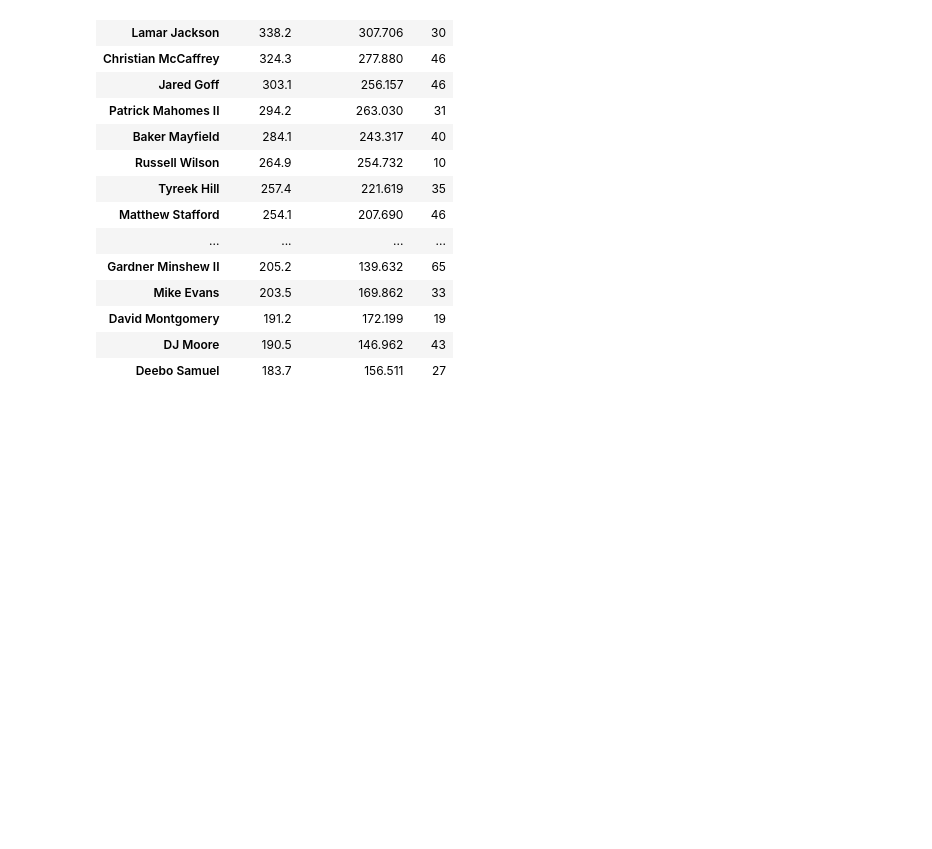
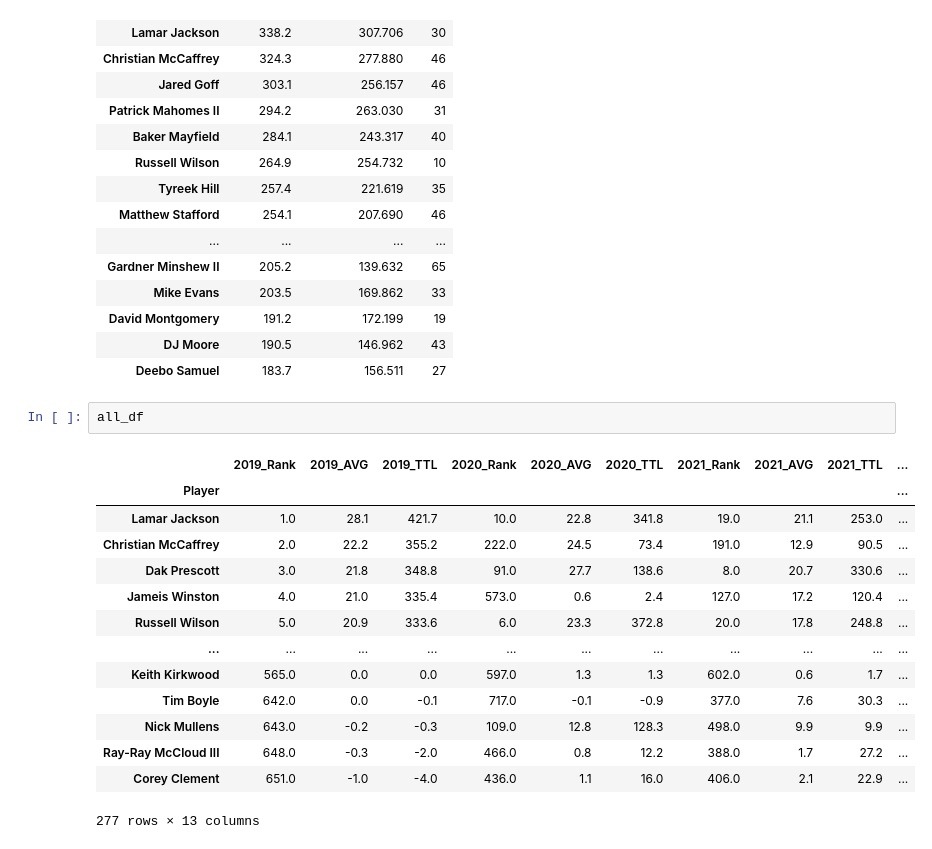
Before and after one commit to Gwilson337/Project-4, a Jupyter notebook: FinalProject/NFL_Fantasy.ipynb, the cells around one changed output. Drawn from its saved outputs; the diff is of its cells as text; blank space fills up the shorter version.

```diff
--- a/FinalProject/NFL_Fantasy.ipynb
+++ b/FinalProject/NFL_Fantasy.ipynb
@@ -414,3 +426,20 @@ fantasy_df3.sort_values("2023_TTL", ascending=False).head(20)
 | David Montgomery | 191.2 | 172.199 | 19 |
 | DJ Moore | 190.5 | 146.962 | 43 |
 | Deebo Samuel | 183.7 | 156.511 | 27 |
+# %%
+all_df
+# %% [output]
+|  | 2019_Rank | 2019_AVG | 2019_TTL | 2020_Rank | 2020_AVG | 2020_TTL | 2021_Rank | 2021_AVG | 2021_TTL | ... |
+| Player |  |  |  |  |  |  |  |  |  | ... |
+| Lamar Jackson | 1.0 | 28.1 | 421.7 | 10.0 | 22.8 | 341.8 | 19.0 | 21.1 | 253.0 | ... |
+| Christian McCaffrey | 2.0 | 22.2 | 355.2 | 222.0 | 24.5 | 73.4 | 191.0 | 12.9 | 90.5 | ... |
+| Dak Prescott | 3.0 | 21.8 | 348.8 | 91.0 | 27.7 | 138.6 | 8.0 | 20.7 | 330.6 | ... |
+| Jameis Winston | 4.0 | 21.0 | 335.4 | 573.0 | 0.6 | 2.4 | 127.0 | 17.2 | 120.4 | ... |
+| Russell Wilson | 5.0 | 20.9 | 333.6 | 6.0 | 23.3 | 372.8 | 20.0 | 17.8 | 248.8 | ... |
+| ... | ... | ... | ... | ... | ... | ... | ... | ... | ... | ... |
+| Keith Kirkwood | 565.0 | 0.0 | 0.0 | 597.0 | 1.3 | 1.3 | 602.0 | 0.6 | 1.7 | ... |
+| Tim Boyle | 642.0 | 0.0 | -0.1 | 717.0 | -0.1 | -0.9 | 377.0 | 7.6 | 30.3 | ... |
+| Nick Mullens | 643.0 | -0.2 | -0.3 | 109.0 | 12.8 | 128.3 | 498.0 | 9.9 | 9.9 | ... |
+| Ray-Ray McCloud III | 648.0 | -0.3 | -2.0 | 466.0 | 0.8 | 12.2 | 388.0 | 1.7 | 27.2 | ... |
+| Corey Clement | 651.0 | -1.0 | -4.0 | 436.0 | 1.1 | 16.0 | 406.0 | 2.1 | 22.9 | ... |
+277 rows × 13 columns
```
Also changed, not shown: parts of 3 cells of this notebook.
